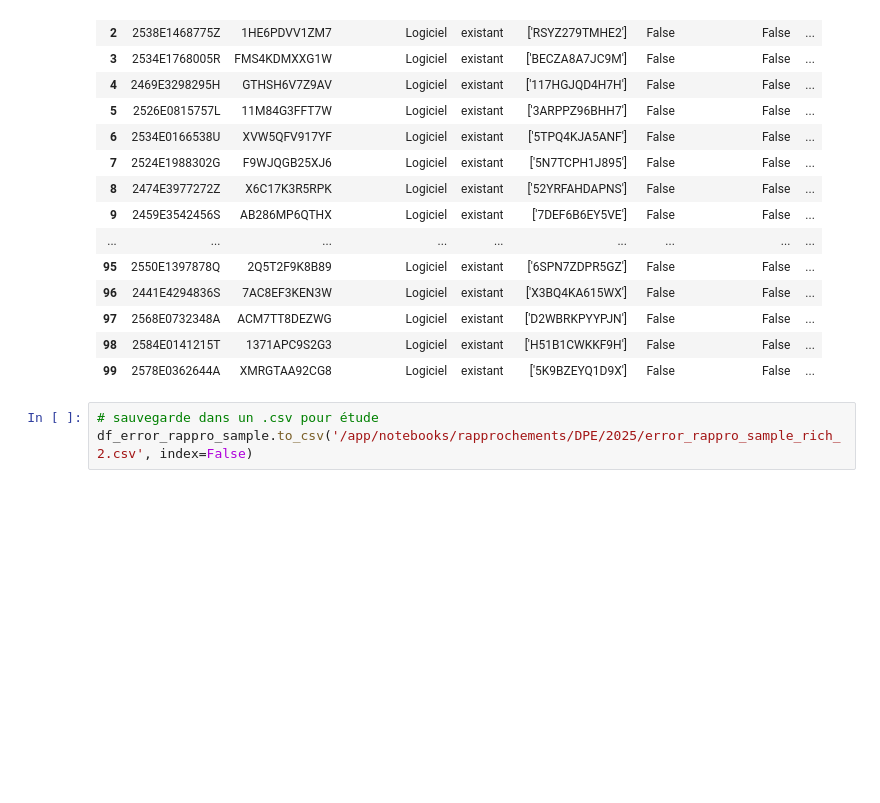
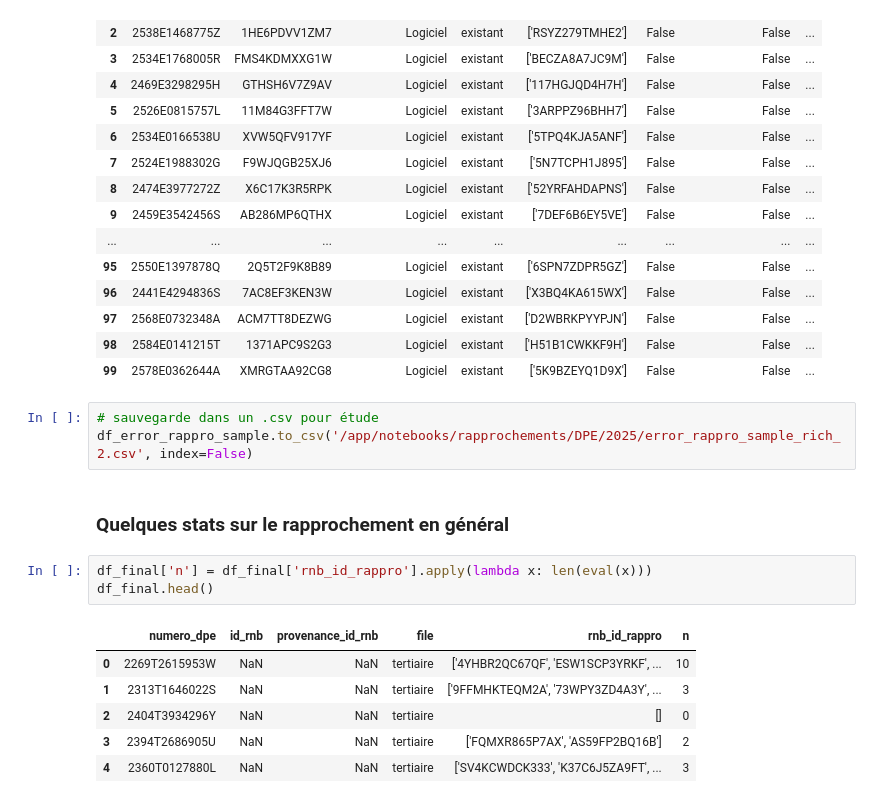
Before and after one commit to fab-geocommuns/RNB-coeur, a Jupyter notebook: app/notebooks/rapprochements/DPE/2025/DPE_rapprochement.ipynb, the cells around one changed output. Saved outputs shown, nothing was run; the diff lists cells and outputs as text; blank space fills up the shorter version.

Commit message:
add more stats to results

```diff
--- a/app/notebooks/rapprochements/DPE/2025/DPE_rapprochement.ipynb
+++ b/app/notebooks/rapprochements/DPE/2025/DPE_rapprochement.ipynb
@@ -333,3 +335,15 @@ df_error_rappro_sample
 # %%
 # sauvegarde dans un .csv pour étude
 df_error_rappro_sample.to_csv('/app/notebooks/rapprochements/DPE/2025/error_rappro_sample_rich_2.csv', index=False)
+# %% [markdown]
+### Quelques stats sur le rapprochement en général
+# %%
+df_final['n'] = df_final['rnb_id_rappro'].apply(lambda x: len(eval(x)))
+df_final.head()
+# %% [output]
+|  | numero_dpe | id_rnb | provenance_id_rnb | file | rnb_id_rappro | n |
+| 0 | 2269T2615953W | NaN | NaN | tertiaire | ['4YHBR2QC67QF', 'ESW1SCP3YRKF', ... | 10 |
+| 1 | 2313T1646022S | NaN | NaN | tertiaire | ['9FFMHKTEQM2A', '73WPY3ZD4A3Y', ... | 3 |
+| 2 | 2404T3934296Y | NaN | NaN | tertiaire | [] | 0 |
+| 3 | 2394T2686905U | NaN | NaN | tertiaire | ['FQMXR865P7AX', 'AS59FP2BQ16B'] | 2 |
+| 4 | 2360T0127880L | NaN | NaN | tertiaire | ['SV4KCWDCK333', 'K37C6J5ZA9FT', ... | 3 |
```
Also changed, not shown: parts of 6 cells of this notebook.
